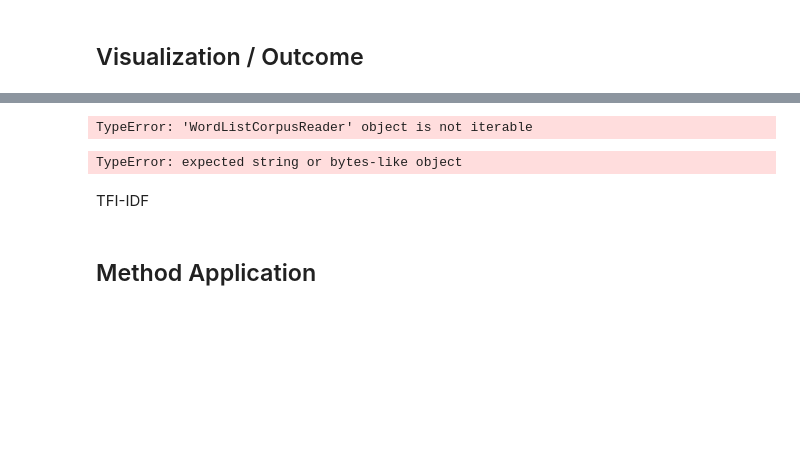
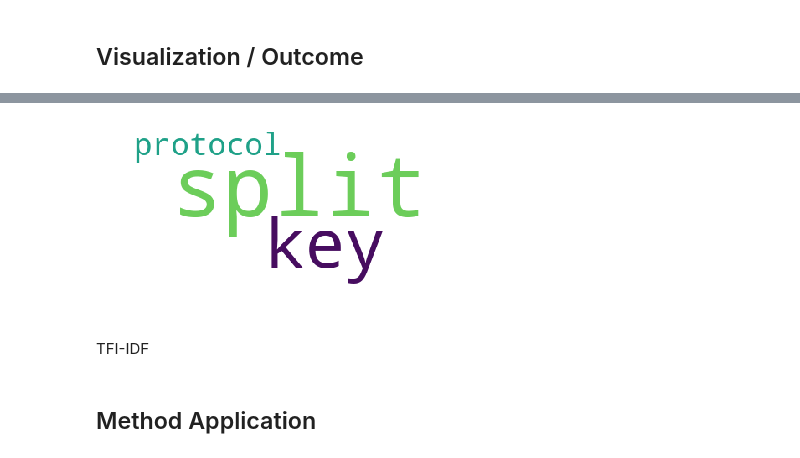
Before and after one commit to vppolina/datascience_project, a Jupyter notebook: notebooks/1- Information Retrieval.ipynb, the cells around one changed output, grey strips where cells are left out. Saved outputs shown, nothing was run; the diff lists cells and outputs as text; code cells hidden in the pictures; blank space fills up the shorter version.

```diff
--- a/notebooks/1- Information Retrieval.ipynb
+++ b/notebooks/1- Information Retrieval.ipynb
@@ -371,27 +377,25 @@ TypeError: cannot use a string pattern on a bytes-like object
 # %%
-wordcloud = WordCloud(width = 800, height = 800,
-                background_color ='white',
-                stopwords = stopwords,
-                min_font_size = 10).generate(tokens)
+#wordcloud = WordCloud(width = 800, height = 800,
+#                background_color ='white',
+#                stopwords = stopwords,
+#                min_font_size = 10).generate(tokens)
 
 # plot the WordCloud image
-plt.figure(figsize = (8, 8), facecolor = None)
-plt.imshow(wordcloud)
-plt.axis("off")
-plt.tight_layout(pad = 0)
-plt.show()
+#plt.figure(figsize = (8, 8), facecolor = None)
+#plt.imshow(wordcloud)
+#plt.axis("off")
+#plt.tight_layout(pad = 0)
+#plt.show()
-# %% [output]
-TypeError: 'WordListCorpusReader' object is not iterable
 # %%
-text_1 = corpora["0chain"]
+text_1 = corpora["0chain"][10]
 wordcloud = WordCloud(background_color="white",
                       stopwords = set(STOPWORDS)
-                      ).generate(bag_of_words)
+                      ).generate(text_1)
 plt.imshow(wordcloud)
 plt.axis("off")
 plt.show()
 # %% [output]
-TypeError: expected string or bytes-like object
+[figure, added]
 # %% [markdown]
 TFI-IDF
 # %%
```
Also changed, not shown: parts of 27 cells of this notebook.
